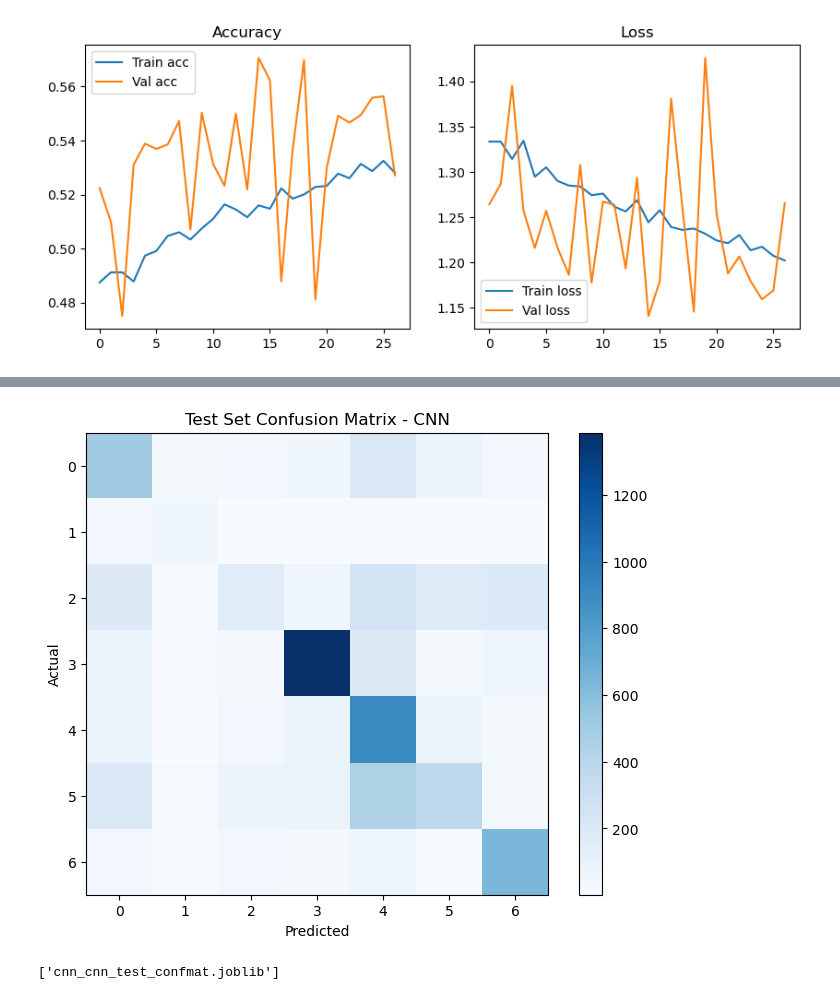
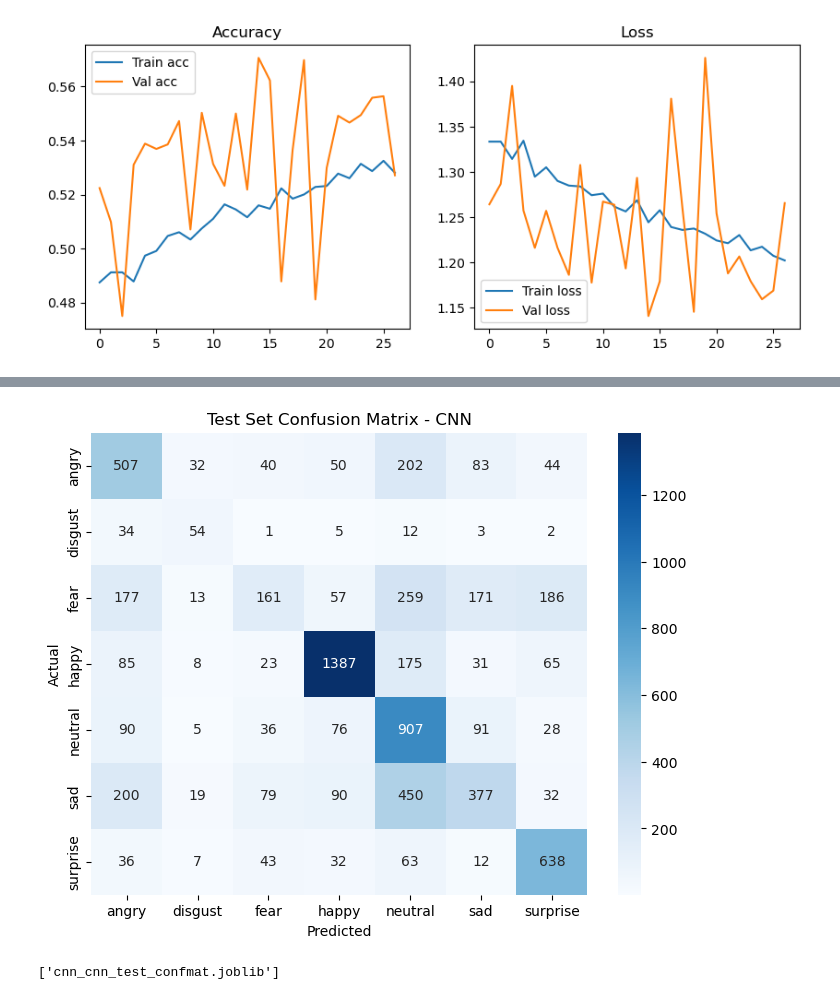
Before and after one commit to dr-malyna/FER2013-analysis, a Jupyter notebook: term_paper_withCNN.ipynb, the cells around one changed output, grey strips where cells are left out. Drawn from its saved outputs; the diff is of its cells as text; code cells hidden in the pictures.

Commit message:
Updated confusion matrix for CNN

```diff
--- a/term_paper_withCNN.ipynb
+++ b/term_paper_withCNN.ipynb
@@ -553,10 +553,16 @@ print("TEST SET METRICS (CNN):")
 print("-" * 60)
 print(classification_report(y_true_int, y_pred_int, target_names=label_encoder.classes_))
 
+# Compute confusion matrix for test set
 cm = confusion_matrix(y_true_int, y_pred_int)
+
 plt.figure(figsize=(8,6))
-plt.imshow(cm, cmap='Blues'); plt.colorbar()
-plt.xlabel('Predicted'); plt.ylabel('Actual')
+sns.heatmap(cm, annot=True, fmt='d',
+            xticklabels=label_encoder.classes_,
+            yticklabels=label_encoder.classes_,
+            cmap='Blues')
+plt.xlabel('Predicted')
+plt.ylabel('Actual')
 plt.title('Test Set Confusion Matrix - CNN')
 plt.show()
 # %% [output]
@@ -564,19 +570,19 @@ plt.show()
 TEST SET METRICS (CNN):
 ------------------------------------------------------------
               precision    recall  f1-score   support
 
        angry       0.45      0.53      0.49       958
      disgust       0.39      0.49      0.43       111
         fear       0.42      0.16      0.23      1024
        happy       0.82      0.78      0.80      1774
      neutral       0.44      0.74      0.55      1233
          sad       0.49      0.30      0.37      1247
     surprise       0.64      0.77      0.70       831
 
     accuracy                           0.56      7178
    macro avg       0.52      0.54      0.51      7178
 weighted avg       0.56      0.56      0.54      7178
-[figure, old version]
+[figure, new version]
 # %%
 joblib.dump(y_pred_int, 'cnn_test_pred_labels.joblib')
 joblib.dump(cm, 'cnn_cnn_test_confmat.joblib')
```
Also changed, not shown: parts of 1 cell of this notebook.
